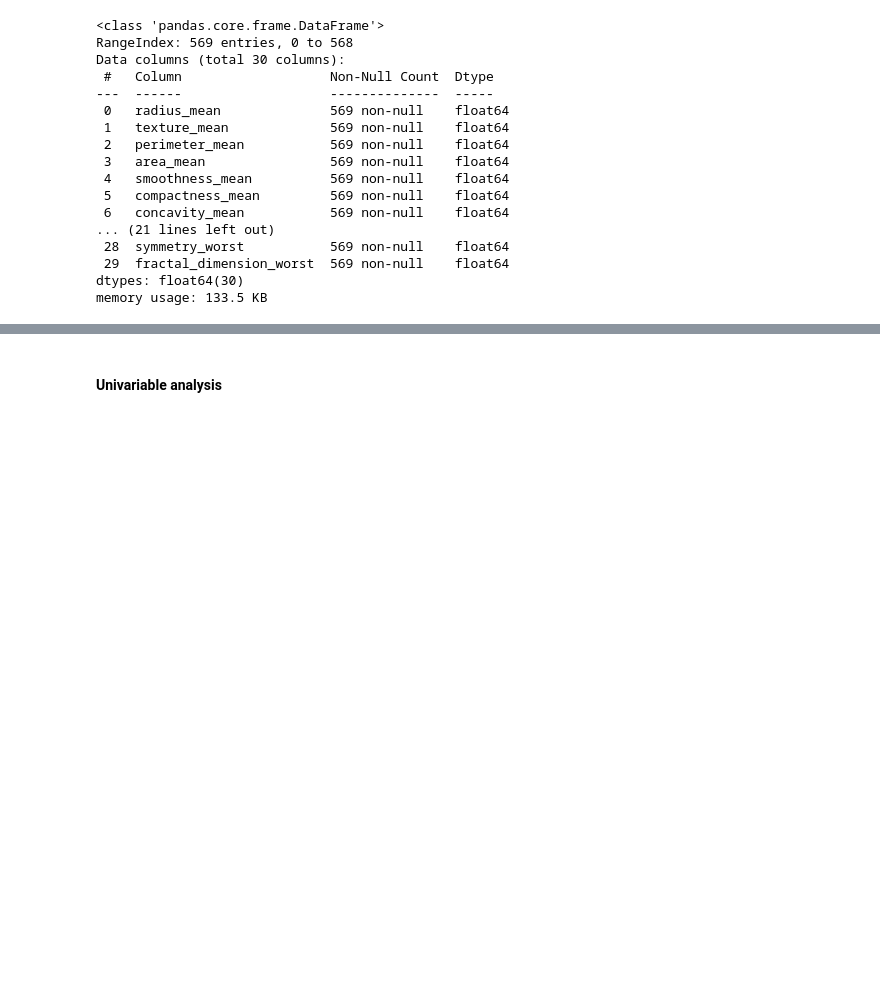
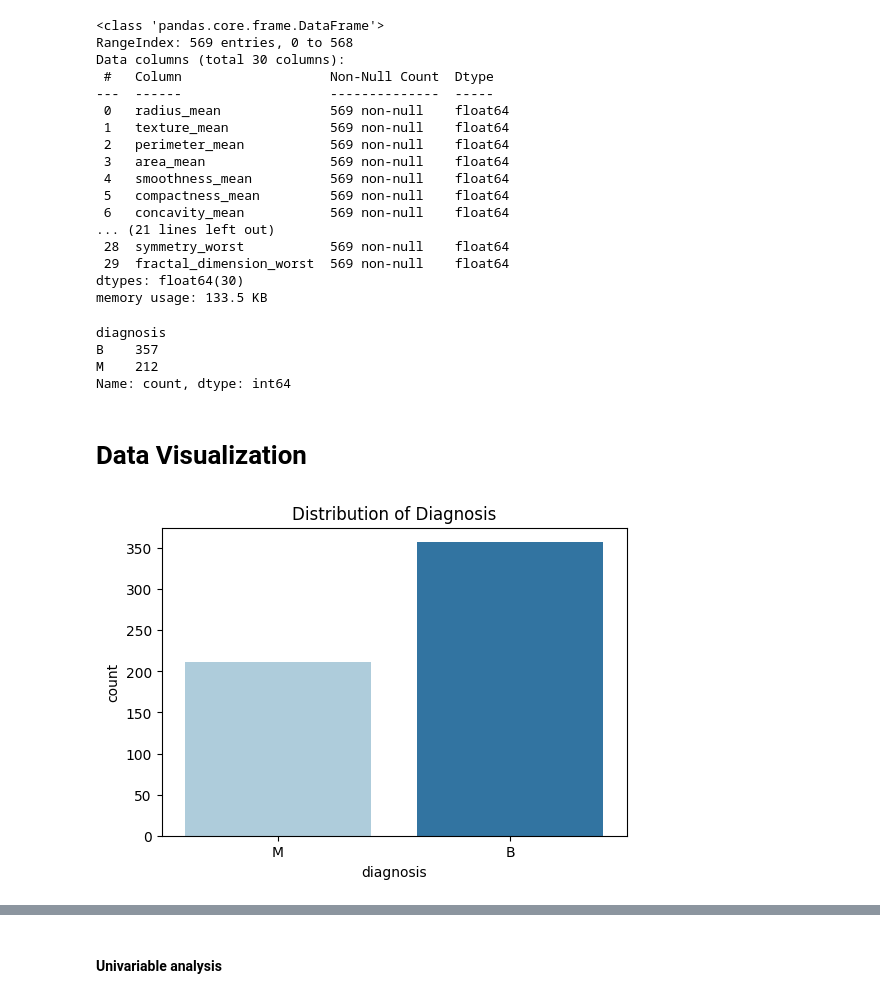
Before and after one commit to julienRactM/building-perceptron, a Jupyter notebook: building-perceptron.ipynb, the cells around one changed output, grey strips where cells are left out. Saved outputs shown, nothing was run; the diff lists cells and outputs as text; code cells hidden in the pictures; blank space fills up the shorter version.

Commit message:
Adding visualization

```diff
--- a/building-perceptron.ipynb
+++ b/building-perceptron.ipynb
@@ -163,7 +179,7 @@ df["Unnamed: 32"]
 568   NaN
 Name: Unnamed: 32, Length: 569, dtype: float64
 # %%
-df.drop(columns = ["Unnamed: 32"], inplace=True)
+df.drop(columns = ["Unnamed: 32", "id"], inplace=True)
 # %%
 percentage_missing = df.isnull().sum().sort_values(ascending = False)/df.shape[0]*100
 print(f"{percentage_missing[percentage_missing<30].count()} beneficial features")
@@ -266,3 +277,19 @@ Data columns (total 30 columns):
  29  fractal_dimension_worst  569 non-null    float64
 dtypes: float64(30)
 memory usage: 133.5 KB
+# %%
+df.diagnosis.value_counts()
+# %% [output]
+diagnosis
+B    357
+M    212
+Name: count, dtype: int64
+# %% [markdown]
+# Data Visualization
+# %%
+plt.figure(figsize=(6, 4),)
+sns.countplot(x='diagnosis', hue = df.diagnosis, data=df, palette="Paired")
+plt.title('Distribution of Diagnosis')
+plt.show()
+# %% [output]
+[figure, added]
```
Also changed, not shown: parts of 10 cells of this notebook.
